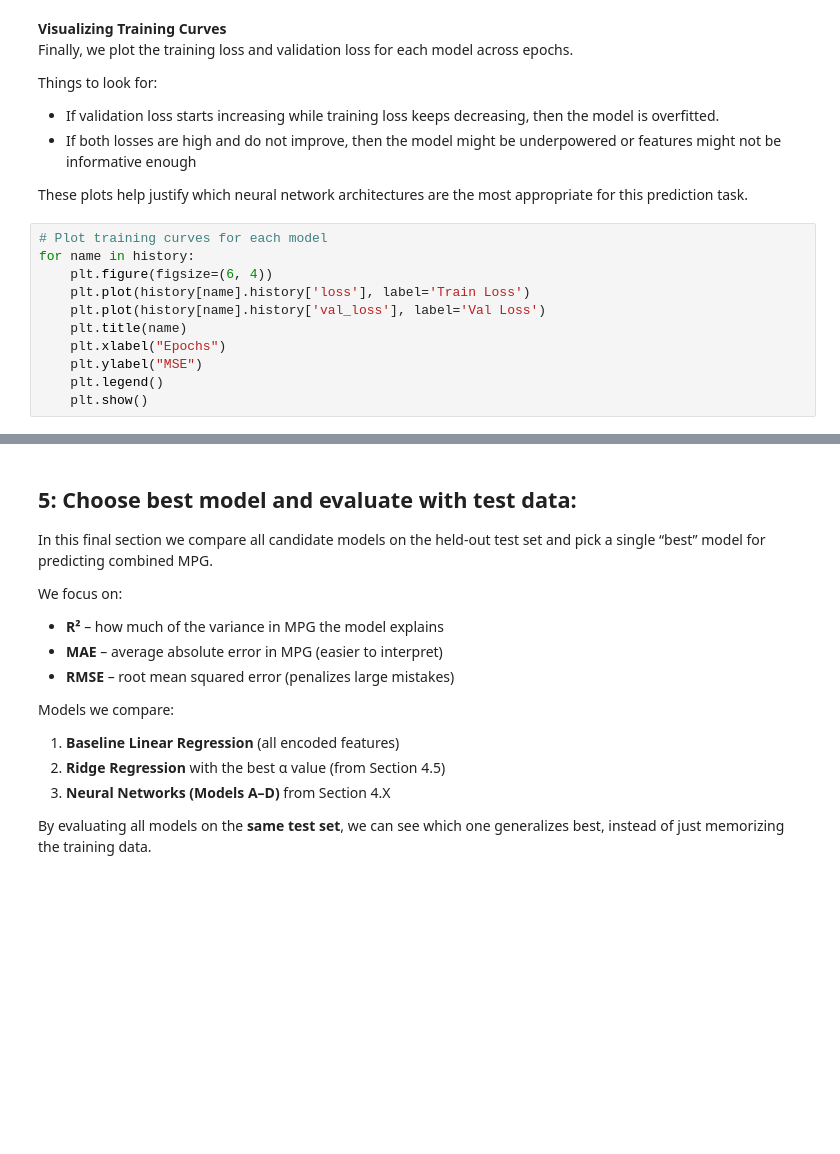
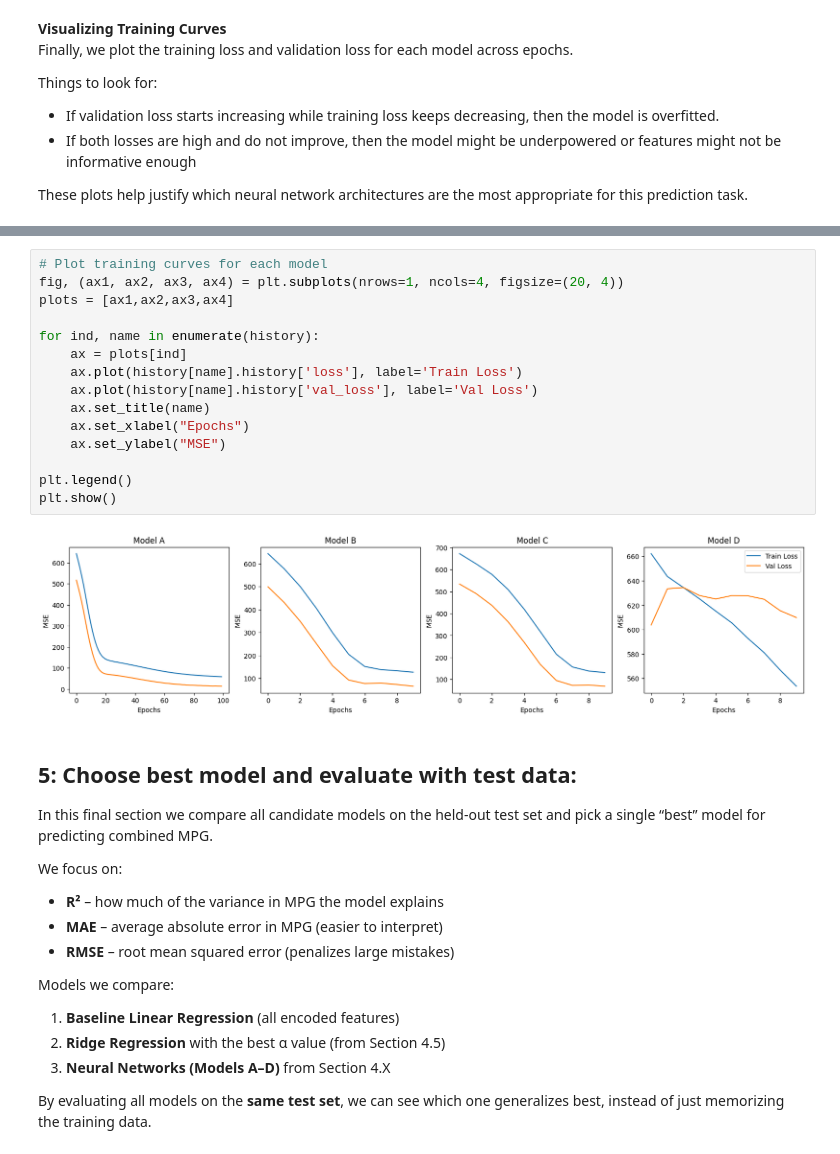
Before and after one commit to veryconfusedlol/sdse-final-project, a Jupyter notebook: sdse-final-project-formatted-1.ipynb, the cells around one changed output, grey strips where cells are left out. Cells and saved outputs as stored; diff of their text form; blank space fills up the shorter version.

```diff
--- a/sdse-final-project-formatted-1.ipynb
+++ b/sdse-final-project-formatted-1.ipynb
@@ -746,14 +658,3 @@ Things to look for:
 - If both losses are high and do not improve, then the model might be underpowered or features might not be informative enough
 
 These plots help justify which neural network architectures are the most appropriate for this prediction task.
-# %%
-# Plot training curves for each model
-for name in history:
-    plt.figure(figsize=(6, 4))
-    plt.plot(history[name].history['loss'], label='Train Loss')
-    plt.plot(history[name].history['val_loss'], label='Val Loss')
-    plt.title(name)
-    plt.xlabel("Epochs")
-    plt.ylabel("MSE")
-    plt.legend()
-    plt.show()
@@ -765,3 +661,20 @@ for name in history:
+# %%
+# Plot training curves for each model
+fig, (ax1, ax2, ax3, ax4) = plt.subplots(nrows=1, ncols=4, figsize=(20, 4))
+plots = [ax1,ax2,ax3,ax4]
+
+for ind, name in enumerate(history):
+    ax = plots[ind]
+    ax.plot(history[name].history['loss'], label='Train Loss')
+    ax.plot(history[name].history['val_loss'], label='Val Loss')
+    ax.set_title(name)
+    ax.set_xlabel("Epochs")
+    ax.set_ylabel("MSE")
+
+plt.legend()
+plt.show()
+# %% [output]
+[figure, added]
 # %% [markdown]
 ## 5: Choose best model and evaluate with test data:
 
```
Also changed, not shown: parts of 14 cells of this notebook.
